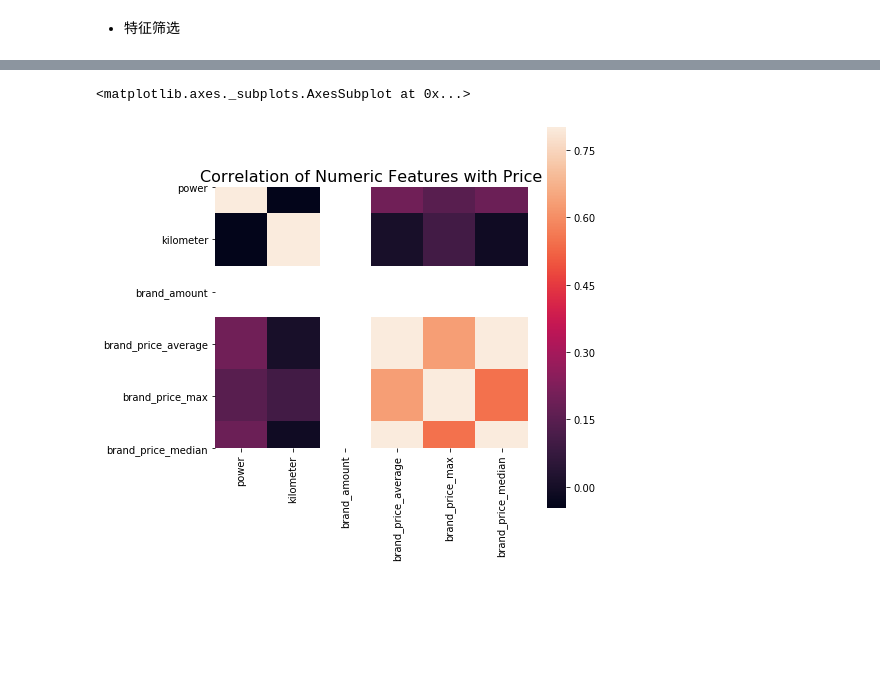
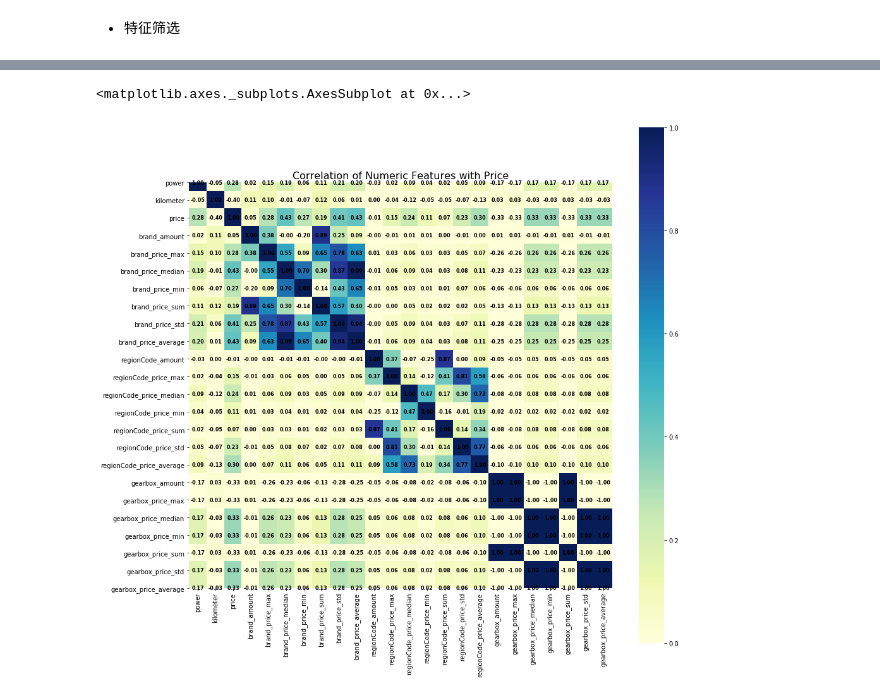
Before and after one commit to Mildredfei/Datawhale-datamining, a Jupyter notebook: feature_engineering.ipynb, the cells around one changed output, grey strips where cells are left out. Saved outputs shown, nothing was run; the diff lists cells and outputs as text; code cells hidden in the pictures; blank space fills up the shorter version.

```diff
--- a/feature_engineering.ipynb
+++ b/feature_engineering.ipynb
@@ -288,0 +279,3 @@ sns.heatmap(corr1,annot=True, square=True,xticklabels=True,fmt='.2f',
+# %%
+list1 = ['power', 'kilometer', 'price'] + [f for f in data.columns.tolist()if f.startswith('brand_') or f.startswith('regionCode_')
+                                           or f.startswith('mdoel_') or f.startswith('gearbox_')][:21]
@@ -289,12 +302,12 @@ sns.heatmap(corr1,annot=True, square=True,xticklabels=True,fmt='.2f',
 # %%
-# 当然也可以直接看图
-data_numeric = data[['power', 'kilometer', 'brand_amount', 'brand_price_average',
-                     'brand_price_max', 'brand_price_median']]
-correlation = data_numeric.corr()
-
-f , ax = plt.subplots(figsize = (7, 7))
+# 相关性分析
+corr1 = data[list1].corr()
+fig, ax = plt.subplots(figsize = (15,15))
 plt.title('Correlation of Numeric Features with Price',y=1,size=16)
-sns.heatmap(correlation,square = True,  vmax=0.8)
+ax.tick_params(axis='y',labelsize=10)
+ax.tick_params(axis='x',labelsize=10)
+sns.heatmap(corr1,annot=True, square=True,xticklabels=True,fmt='.2f',
+            annot_kws={'size':8,'weight':'bold', 'color':'black'},vmax=1,vmin=0,cmap="YlGnBu")
 # %% [output]
 <matplotlib.axes._subplots.AxesSubplot at 0x...>
-[figure, old version]
+[figure, new version]
```
Also changed, not shown: parts of 3 cells of this notebook, 2 other files.
